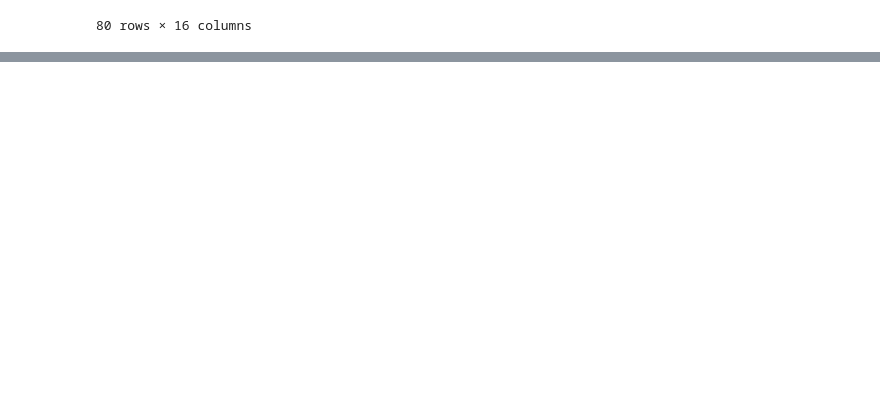
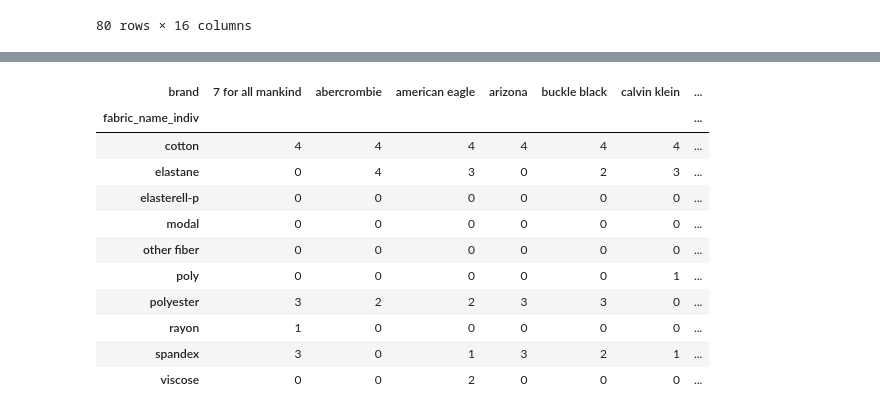
Before and after one commit to srhoads/learn, a Jupyter notebook: courses/data_analysis_python/lab2/lab2.ipynb, the cells around one changed output, grey strips where cells are left out. Drawn from its saved outputs; the diff is of its cells as text; code cells hidden in the pictures; blank space fills up the shorter version.

```diff
--- a/courses/data_analysis_python/lab2/lab2.ipynb
+++ b/courses/data_analysis_python/lab2/lab2.ipynb
@@ -74,0 +148,16 @@ Name: primary_fabric_name, dtype: int64
+# %%
+# Crosstabulation...
+pd.crosstab(df_new0.fabric_name_indiv, [df_new0.brand], rownames=['fabric_name_indiv'], colnames=['brand'])
+# %% [output]
+| brand | 7 for all mankind | abercrombie | american eagle | arizona | buckle black | calvin klein | ... |
+| fabric_name_indiv |  |  |  |  |  |  | ... |
+| cotton | 4 | 4 | 4 | 4 | 4 | 4 | ... |
+| elastane | 0 | 4 | 3 | 0 | 2 | 3 | ... |
+| elasterell-p | 0 | 0 | 0 | 0 | 0 | 0 | ... |
+| modal | 0 | 0 | 0 | 0 | 0 | 0 | ... |
+| other fiber | 0 | 0 | 0 | 0 | 0 | 0 | ... |
+| poly | 0 | 0 | 0 | 0 | 0 | 1 | ... |
+| polyester | 3 | 2 | 2 | 3 | 3 | 0 | ... |
+| rayon | 1 | 0 | 0 | 0 | 0 | 0 | ... |
+| spandex | 3 | 0 | 1 | 3 | 2 | 1 | ... |
+| viscose | 0 | 0 | 2 | 0 | 0 | 0 | ... |
```
Also changed, not shown: parts of 16 cells of this notebook.
